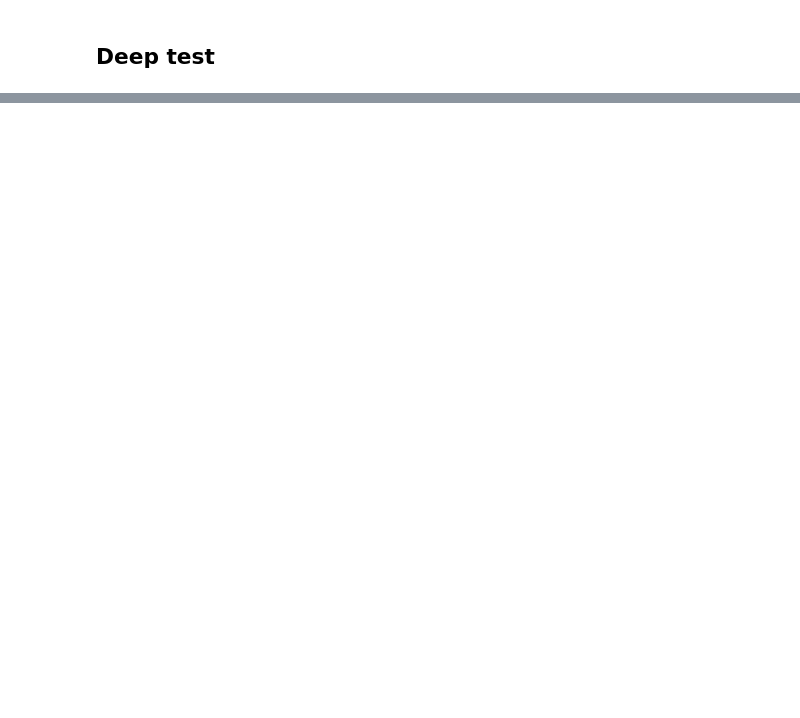
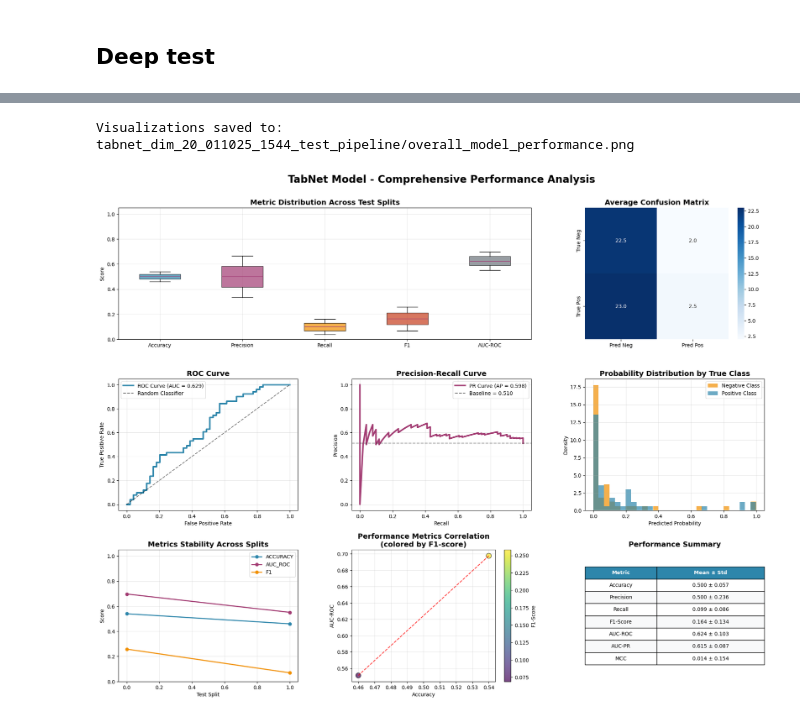
Before and after one commit to ScrPzz/rongowai-earth-surface-classifier, a Jupyter notebook: deliver/[model_training]geok_tabnet_dim_20.ipynb, the cells around one changed output, grey strips where cells are left out. Drawn from its saved outputs; the diff is of its cells as text; code cells hidden in the pictures; blank space fills up the shorter version.

```diff
--- a/deliver/[model_training]geok_tabnet_dim_20.ipynb
+++ b/deliver/[model_training]geok_tabnet_dim_20.ipynb
@@ -2287,0 +2501,2 @@ study.trials_dataframe().to_csv(f'{os.environ["OUTPUT_DIR"]}/optimization_result
+# %%
+optuna_clf.load_model(filepath=optuna_model_output_path )
@@ -2866,3 +3136,11 @@ class ModelTester:
             predictions_df.to_excel(writer, sheet_name='All_Predictions', index=False)
 
         print(f"Results exported to: {filename}")
+# %%
+scaler_path = str(Path(optuna_clf.scaler_path))
+scaler = joblib.load(scaler_path)
+test_data = pd.DataFrame(test_data, columns=FEATURES)
+
+test_data_scaled = scaler.transform(test_data)
+test_data_scaled  = test_data_scaled[:100]
+test_labels = test_labels[:100]
@@ -2869,10 +3151,6 @@ class ModelTester:
 # %%
+MODEL_PATH = optuna_clf.model_path
 
-# Example usage
-tester = ModelTester(model_path=f'{os.environ["OUTPUT_DIR"]}/optuna_optimized_tabnet_model.zip',
-                        test_data=pd.DataFrame(test_data),
-                        test_labels=test_labels.values)
-tester.load_model(TabNetBinaryClassifier)
-results = tester.run_comprehensive_evaluation(n_splits=10)
-tester.generate_detailed_report()
-tester.create_comprehensive_visualizations(save_path=f'{os.environ["OUTPUT_DIR"]}/model_performance.png')
+tester = ModelTester(model_path=MODEL_PATH,
+                        test_data=pd.DataFrame(test_data_scaled, columns=FEATURES),
+                        test_labels=test_labels)
@@ -2878,0 +3171,3 @@ tester.create_comprehensive_visualizations(save_path=f'{os.environ["OUTPUT_DIR"]
+# %%
+
+results = tester.run_comprehensive_evaluation(n_splits=2)
@@ -2878,0 +3204,6 @@ tester.create_comprehensive_visualizations(save_path=f'{os.environ["OUTPUT_DIR"]
+# %%
+
+tester.create_comprehensive_visualizations(save_path=f'{os.environ["OUTPUT_DIR"]}/overall_model_performance.png')
+# %% [output]
+Visualizations saved to: tabnet_dim_20_011025_1544_test_pipeline/overall_model_performance.png
+[figure, added]
```
Also changed, not shown: parts of 35 cells of this notebook, 8 other files.
